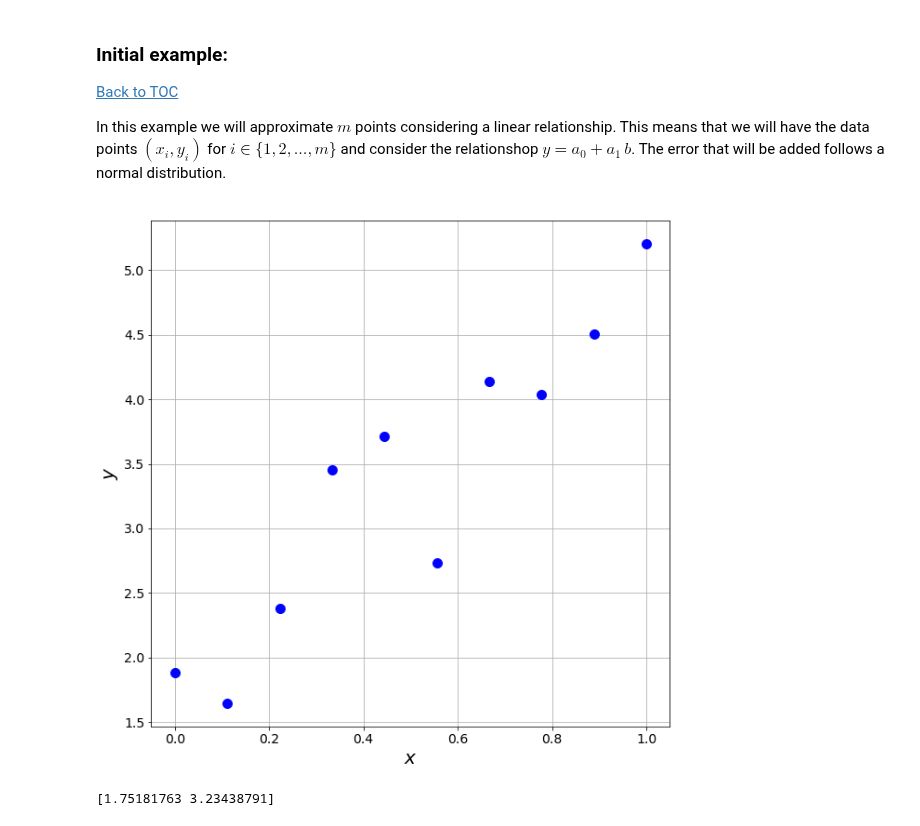
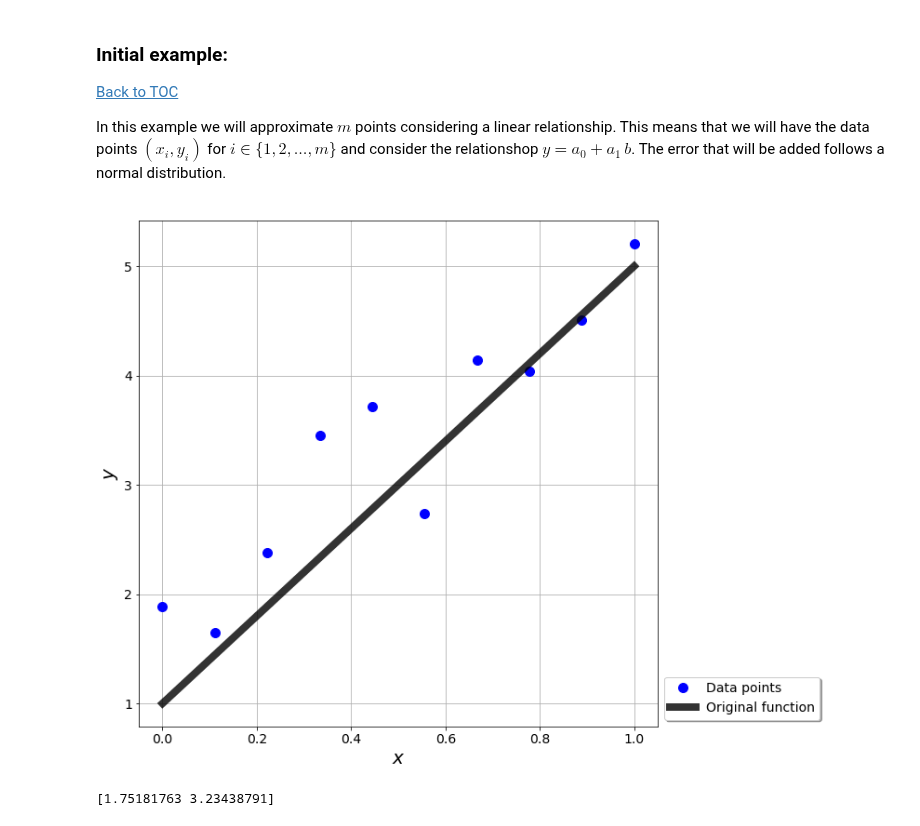
Before and after one commit to tclaudioe/Scientific-Computing, a Jupyter notebook: SC1v2/07_08_Least_Squares.ipynb, the cells around one changed output. Saved outputs shown, nothing was run; the diff lists cells and outputs as text; code cells hidden in the pictures.

```diff
--- a/SC1v2/07_08_Least_Squares.ipynb
+++ b/SC1v2/07_08_Least_Squares.ipynb
@@ -291,34 +291,36 @@ The error that will be added follows a normal distribution.
 # %%
 # Number of points to be used
 m = 10
 # Relationship considered
 fv = np.vectorize(lambda x, a0, a1: a0+a1*x)
 # Coefficients considered
 a0, a1 = 1, 4
 
 # Error:
 np.random.seed(0)
 # Standard deviation for the error
 sigma = 5e-1
 # Error to be added
 e = np.random.normal(0,sigma,m)
 
 # Generating data points
 x = np.linspace(0,1,m)
 y = fv(x,a0,a1)+e
 # Challenging question: What if all the xi are the same?
 # This means that considering the following definition for x, for instance:
 # x = np.linspace(0,1,m)*0+0.5
 
 # Plotting the data
 plt.figure(figsize=(10,10))
-plt.plot(x,y,'b.',markersize=20)
+plt.plot(x,y,'b.',markersize=20, label='Data points')
+plt.plot(x,fv(x,a0,a1),'k-',linewidth=8,alpha=0.8, label='Original function')
+plt.legend(loc='lower left', ncol=1, fancybox=True, shadow=True, numpoints=1, bbox_to_anchor=(1,0))
 plt.grid(True)
 plt.xlabel(r'$x$')
 plt.ylabel(r'$y$')
 plt.show()
 # %% [output]
-[figure, old version]
+[figure, new version]
 # %%
 # Build the data matrix
 A = np.ones((m,2))
```
Also changed, not shown: parts of 6 cells of this notebook, 23 other files.
